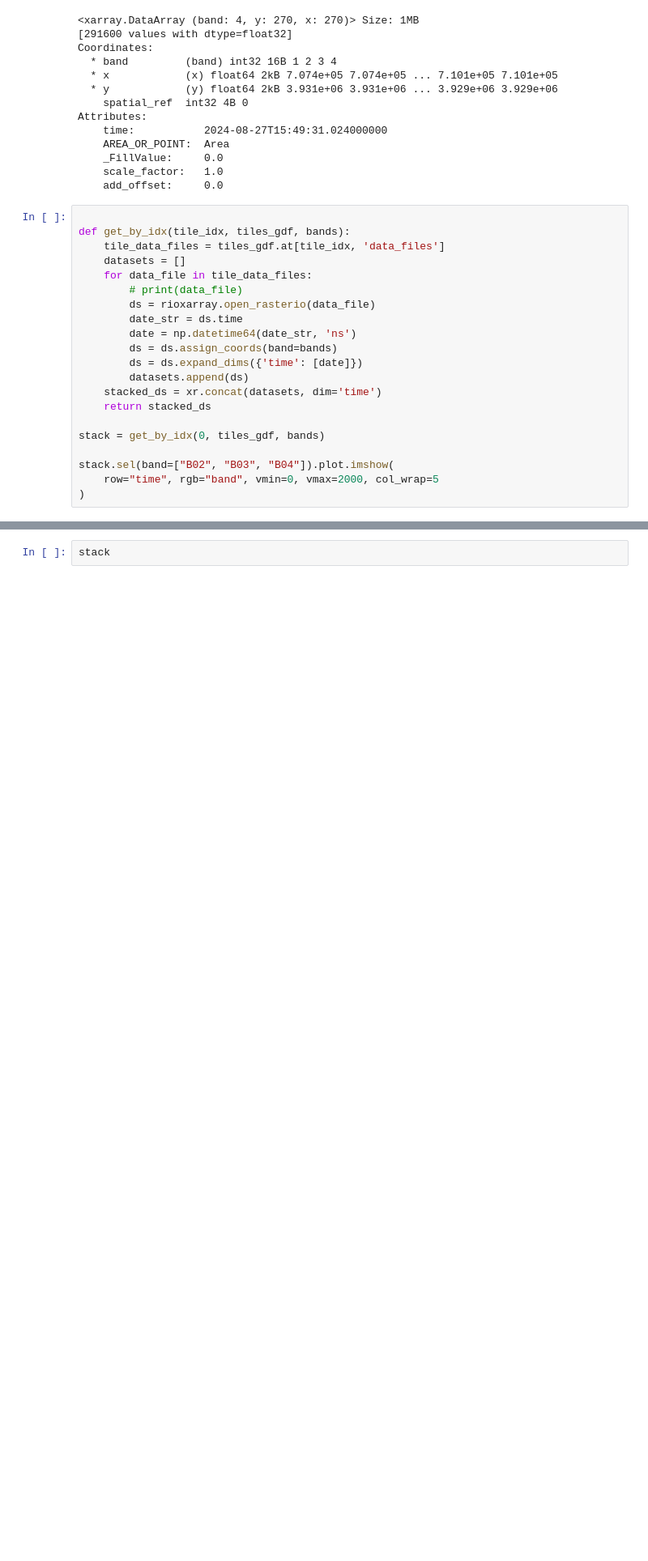
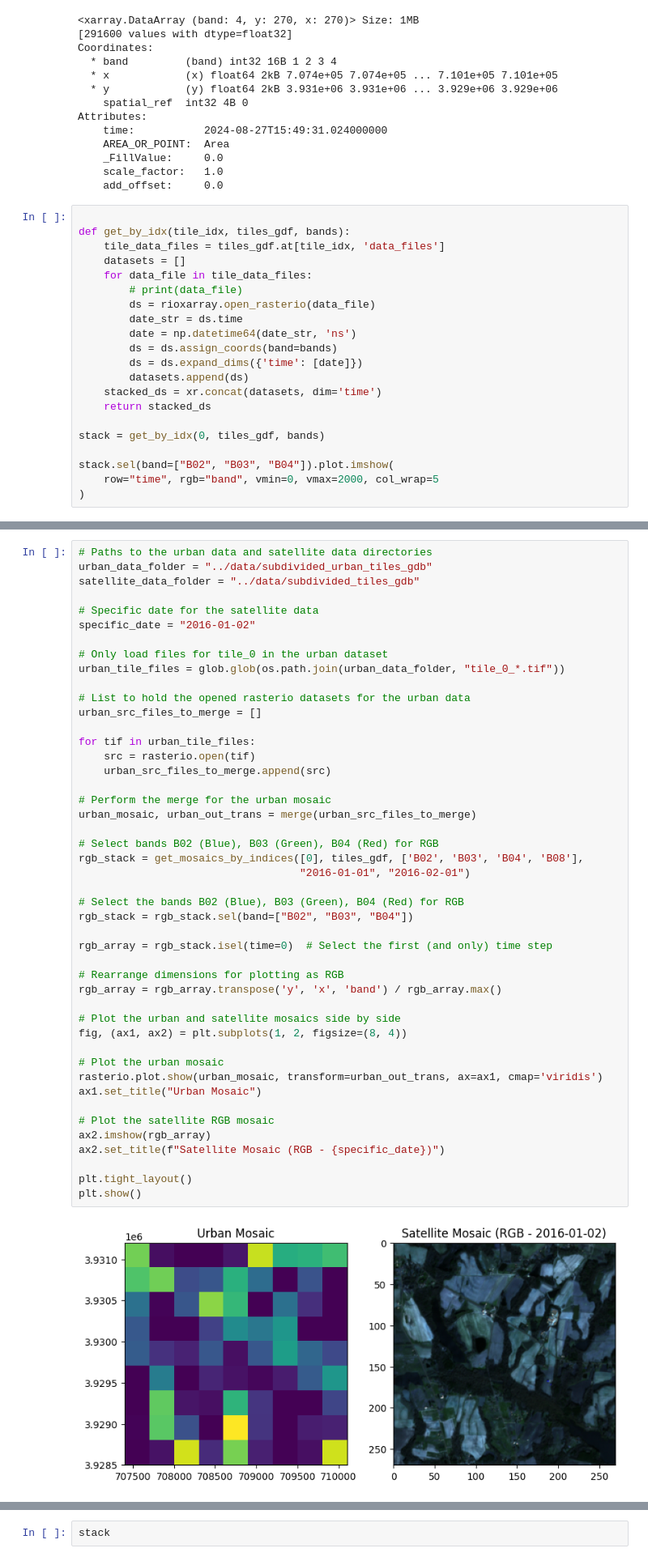
Before and after one commit to benton-tripp/urban-clay, a Jupyter notebook: notebooks/data-setup.ipynb, the cells around one changed output, grey strips where cells are left out. Shown at 81% size. Saved outputs shown, nothing was run; the diff lists cells and outputs as text; blank space fills up the shorter version.

Commit message:
sub-divided urban tiles

```diff
--- a/notebooks/data-setup.ipynb
+++ b/notebooks/data-setup.ipynb
@@ -929,3 +894,51 @@ Saved: ../
+# %%
+# Paths to the urban data and satellite data directories
+urban_data_folder = "../data/subdivided_urban_tiles_gdb"
+satellite_data_folder = "../data/subdivided_tiles_gdb"
+
+# Specific date for the satellite data
+specific_date = "2016-01-02"
+
+# Only load files for tile_0 in the urban dataset
+urban_tile_files = glob.glob(os.path.join(urban_data_folder, "tile_0_*.tif"))
+
+# List to hold the opened rasterio datasets for the urban data
+urban_src_files_to_merge = []
+
+for tif in urban_tile_files:
+    src = rasterio.open(tif)
+    urban_src_files_to_merge.append(src)
+
+# Perform the merge for the urban mosaic
+urban_mosaic, urban_out_trans = merge(urban_src_files_to_merge)
+
+# Select bands B02 (Blue), B03 (Green), B04 (Red) for RGB
+rgb_stack = get_mosaics_by_indices([0], tiles_gdf, ['B02', 'B03', 'B04', 'B08'],
+                                   "2016-01-01", "2016-02-01")
+
+# Select the bands B02 (Blue), B03 (Green), B04 (Red) for RGB
+rgb_stack = rgb_stack.sel(band=["B02", "B03", "B04"])
+
+rgb_array = rgb_stack.isel(time=0)  # Select the first (and only) time step
+
+# Rearrange dimensions for plotting as RGB
+rgb_array = rgb_array.transpose('y', 'x', 'band') / rgb_array.max()
+
+# Plot the urban and satellite mosaics side by side
+fig, (ax1, ax2) = plt.subplots(1, 2, figsize=(8, 4))
+
+# Plot the urban mosaic
+rasterio.plot.show(urban_mosaic, transform=urban_out_trans, ax=ax1, cmap='viridis')
+ax1.set_title("Urban Mosaic")
+
+# Plot the satellite RGB mosaic
+ax2.imshow(rgb_array)
+ax2.set_title(f"Satellite Mosaic (RGB - {specific_date})")
+
+plt.tight_layout()
+plt.show()
+# %% [output]
+[figure, added]
 # %%
 
 
```
Also changed, not shown: parts of 3 cells of this notebook.
